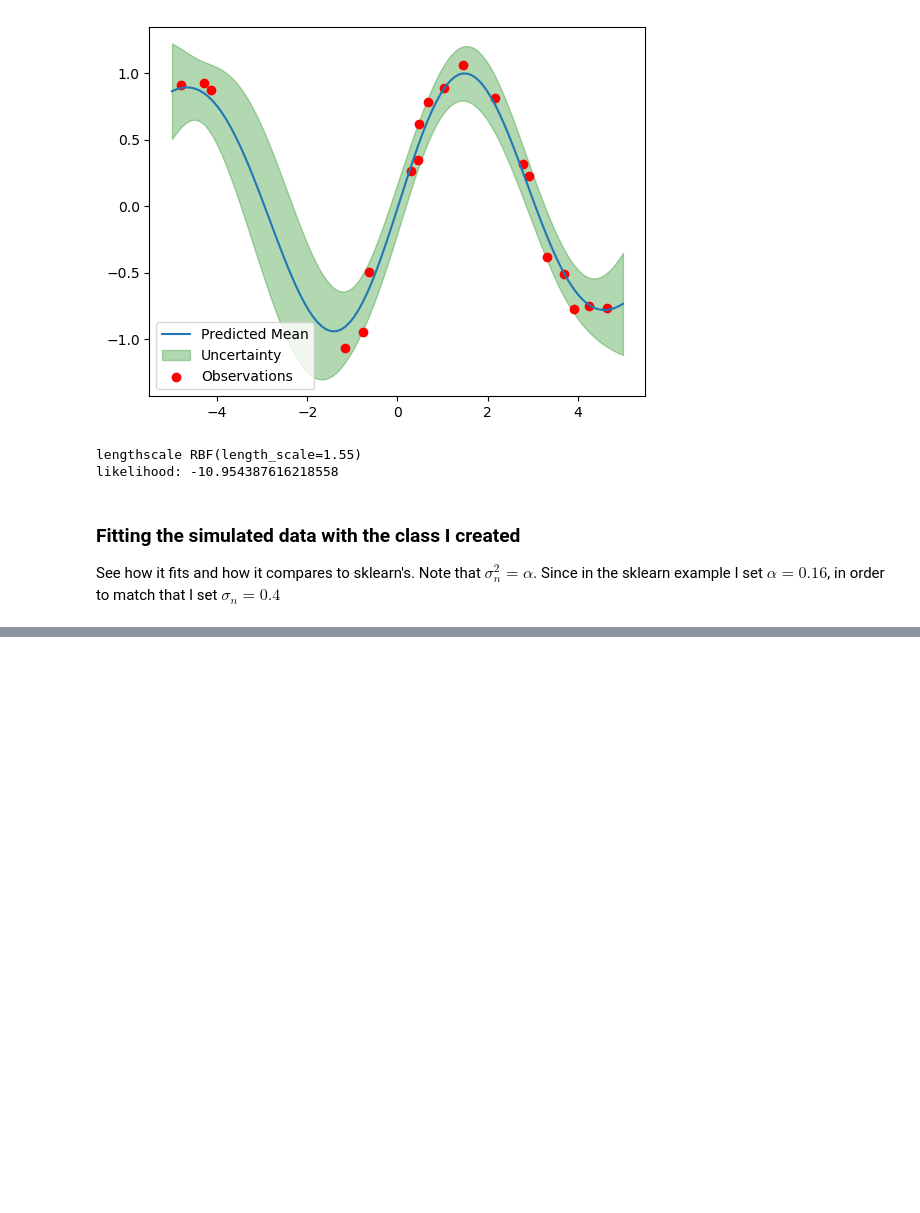
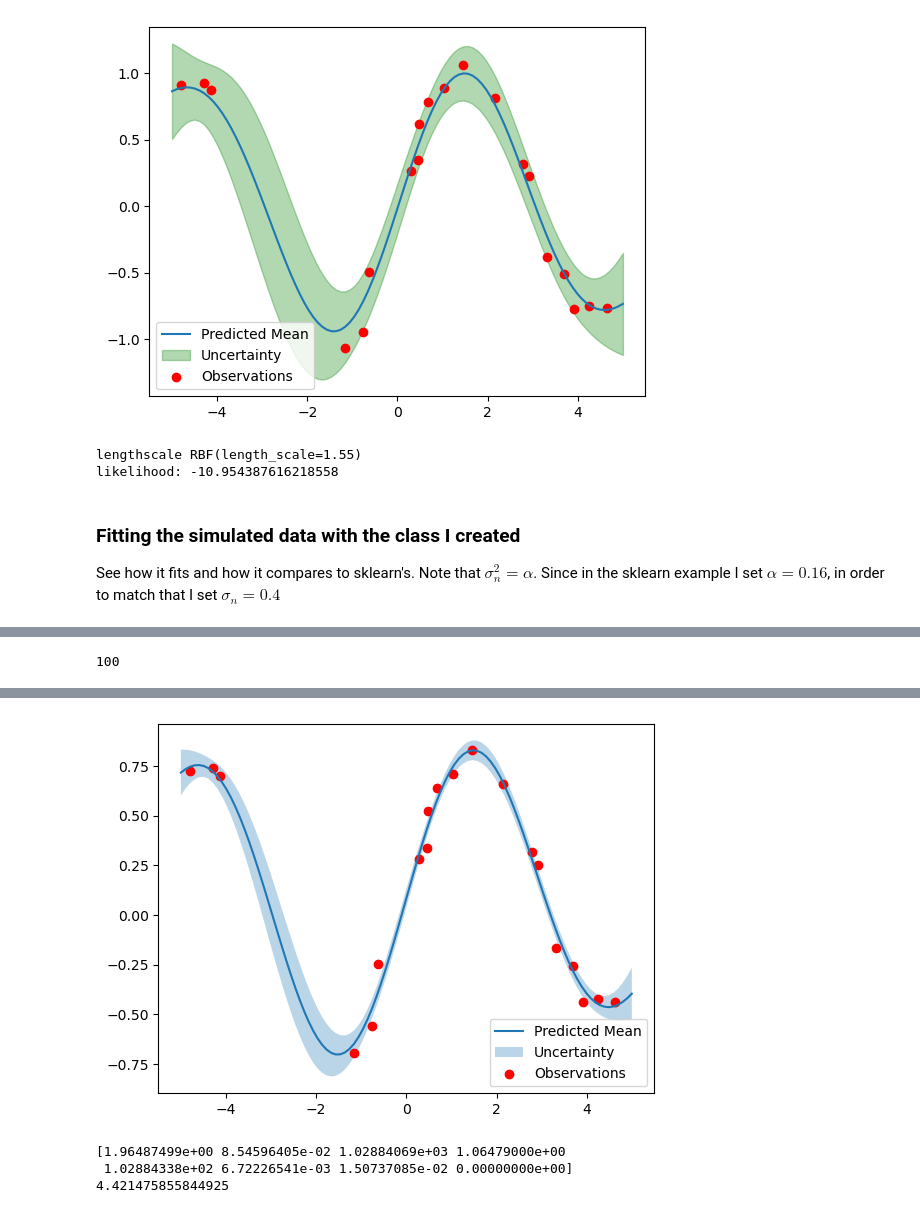
Before and after one commit to Fabian-Leal/Warped-GPs-, a Jupyter notebook: Warping simulated sine.ipynb, the cells around one changed output, grey strips where cells are left out. Cells and saved outputs as stored; diff of their text form; code cells hidden in the pictures; blank space fills up the shorter version.

```diff
--- a/Warping simulated sine.ipynb
+++ b/Warping simulated sine.ipynb
@@ -100,11 +93,12 @@ likelihood: -10.954387616218556
 import numpy as np
 import matplotlib.pyplot as plt
 from GPR import GPR
+from GPRCHOL import GPRCHOL
 
-I = 1
-val_a = 2
-val_b = 2
-val_c = 0.01
+I = 2
+val_a = 1
+val_b = 1
+val_c = 0.2
 a = np.full(I, val_a)
 b = np.full(I, val_b)
 c = np.full(I, val_c)
@@ -119,9 +113,9 @@ y = np.sin(X[:, 0]) + np.random.normal(0, 0.1, size=(20,))
 # Create the GP regressor
 
 signal_variance = 1 #1
-lengthscale = 1 #0.3
-sigma_n = 0.4#0.1
-gpw = GPR("Squared Exponential", X, y, [signal_variance,lengthscale], sigma_n, [a,b,c])
+lengthscale = 0.1 #0.3
+sigma_n = 0.1 #0.1
+gpw = GPRCHOL("Squared Exponential", X, y, [signal_variance,lengthscale], sigma_n, [a,b,c])
 
 # Fit the GP to the data
 gpw.fit()
@@ -130,11 +124,11 @@ gpw.fit()
 X_test = np.linspace(-5, 5, 100).reshape(-1, 1)
 
 # Get the predicted mean and variance
-yw_mean, yw_std = gpw.predict_original(X_test)
+yw_mean, yw_std = gpw.predict(X_test)
 
 # Plot the results
 plt.plot(X_test, yw_mean, label='Predicted Mean')
-plt.fill_between(X_test[:, 0], y_mean.reshape(-1) - yw_std.reshape(-1), yw_mean.reshape(-1) + yw_std.reshape(-1), alpha=0.3, label='Uncertainty')
+plt.fill_between(X_test[:, 0], yw_mean.reshape(-1) - yw_std.reshape(-1), yw_mean.reshape(-1) + yw_std.reshape(-1), alpha=0.3, label='Uncertainty')
 plt.scatter(X[:, 0], y, label='Observations', color='red')
 plt.legend()
 plt.show()
@@ -182,0 +143,53 @@ print(gpw.log_marginal_likelihood())
+# %%
+np.size(yw_mean)
+# %% [output]
+100
+# %%
+import numpy as np
+import matplotlib.pyplot as plt
+from GPR import GPR
+from GPRCHOL import GPRCHOL
+I = 2
+val_a = 1
+val_b = 1
+val_c = 0.1
+a = np.full(I, val_a)
+b = np.full(I, val_b)
+c = np.full(I, val_c)
+
+# Generate some random data
+np.random.seed(0)
+X = np.random.uniform(-5, 5, size=(20, 1))
+y = np.sin(X[:, 0]) + np.random.normal(0, 0.1, size=(20,))
+
+# Define the kernel
+
+# Create the GP regressor
+
+signal_variance = 1 #1
+lengthscale = 1 #0.3
+sigma_n = 0.1 #0.1
+gpw = GPR("Squared Exponential", X, y, [signal_variance,lengthscale], sigma_n, [a,b,c])
+
+# Fit the GP to the data
+gpw.fit()
+
+# Generate some test data
+X_test = np.linspace(-5, 5, 100).reshape(-1, 1)
+
+# Get the predicted mean and variance
+[yw_mean, yw_std] = gpw.predict(X_test)
+
+
+# Plot the results
+plt.plot(X_test, yw_mean, label='Predicted Mean')
+#plt.fill_between(X_test[:, 0], gpw.inverse_hyp_tan(y_mean.reshape(-1) - 2*yw_std.reshape(-1)), gpw.inverse_hyp_tan(yw_mean.reshape(-1) + 2*yw_std.reshape(-1)), alpha=0.3, label='Uncertainty')
+plt.fill_between(X_test[:, 0], yw_mean.reshape(-1) - yw_std.reshape(-1), yw_mean.reshape(-1) + yw_std.reshape(-1), alpha=0.3, label='Uncertainty')
+
+
+plt.scatter(X[:, 0], gpw.hyp_tan(y), label='Observations', color='red')
+plt.legend()
+plt.show()
+print(gpw.optimal_params)
+print(gpw.log_marginal_likelihood())
+# %% [output]
@@ -182,0 +213,4 @@ print(gpw.log_marginal_likelihood())
+[figure, added]
+[1.96487499e+00 8.54596405e-02 1.02884069e+03 1.06479000e+00
+ 1.02884338e+02 6.72226541e-03 1.50737085e-02 0.00000000e+00]
+4.421475855844925
```
Also changed, not shown: parts of 7 cells of this notebook, 2 other files.
